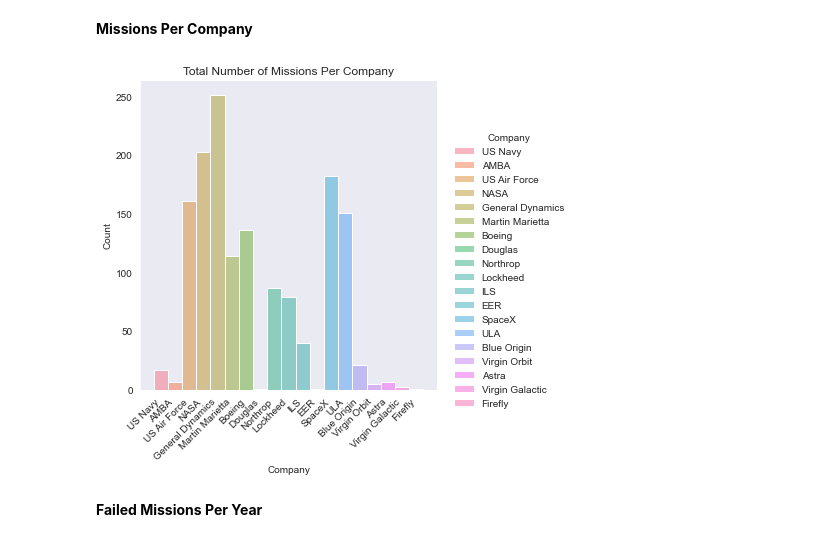
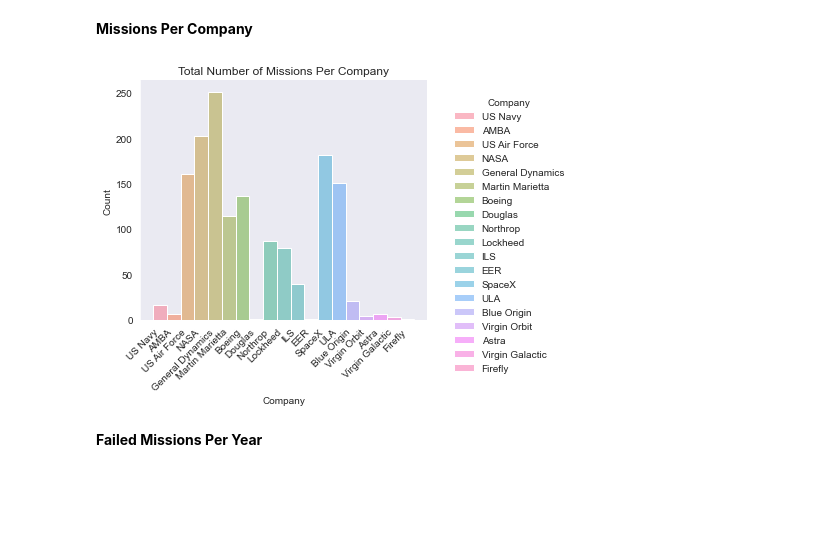
Before and after one commit to t-nicole13/US_Space_Missions, a Jupyter notebook: US_Space_Missions.ipynb, the cells around one changed output. Drawn from its saved outputs; the diff is of its cells as text; code cells hidden in the pictures; blank space fills up the shorter version.

Commit message:
fix layout of plots

```diff
--- a/US_Space_Missions.ipynb
+++ b/US_Space_Missions.ipynb
@@ -586,11 +587,13 @@ plt.savefig('Plots/missions_per_year.png')
 # %%
 sb.displot(usa_space_missions_dropped, x = 'Company', hue = 'Company')\
 .set_xticklabels(rotation = 45, horizontalalignment = 'right')\
 .set(title = 'Total Number of Missions Per Company')
 
+plt.tight_layout()
+plt.subplots_adjust(right = 0.7)
 plt.savefig('Plots/missions_per_company.png')
 # %% [output]
-[figure, old version]
+[figure, new version]
 # %% [markdown]
 **Failed Missions Per Year**
 # %%
```
Also changed, not shown: parts of 19 cells of this notebook, 9 other files.
